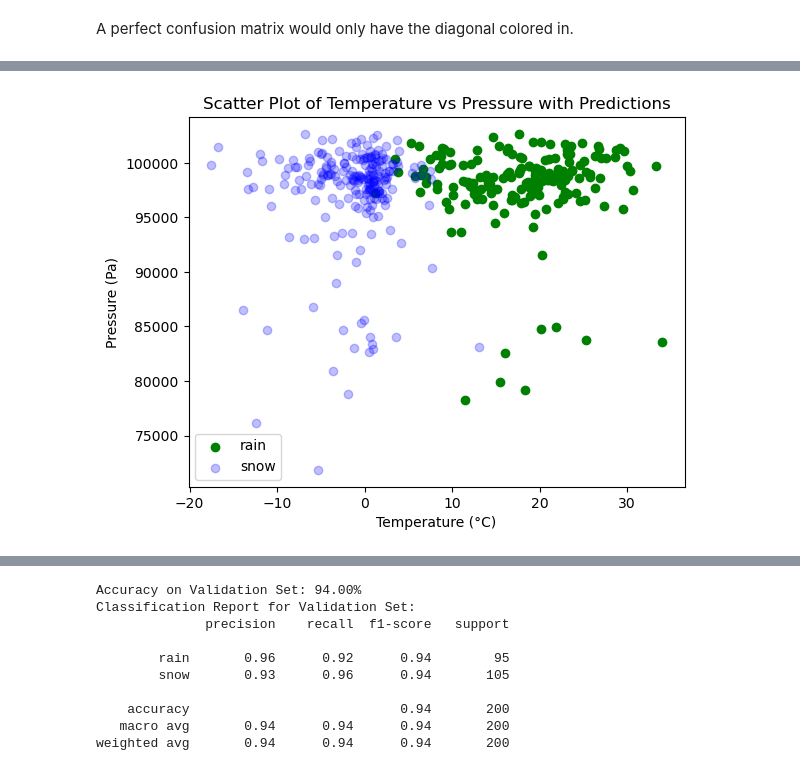
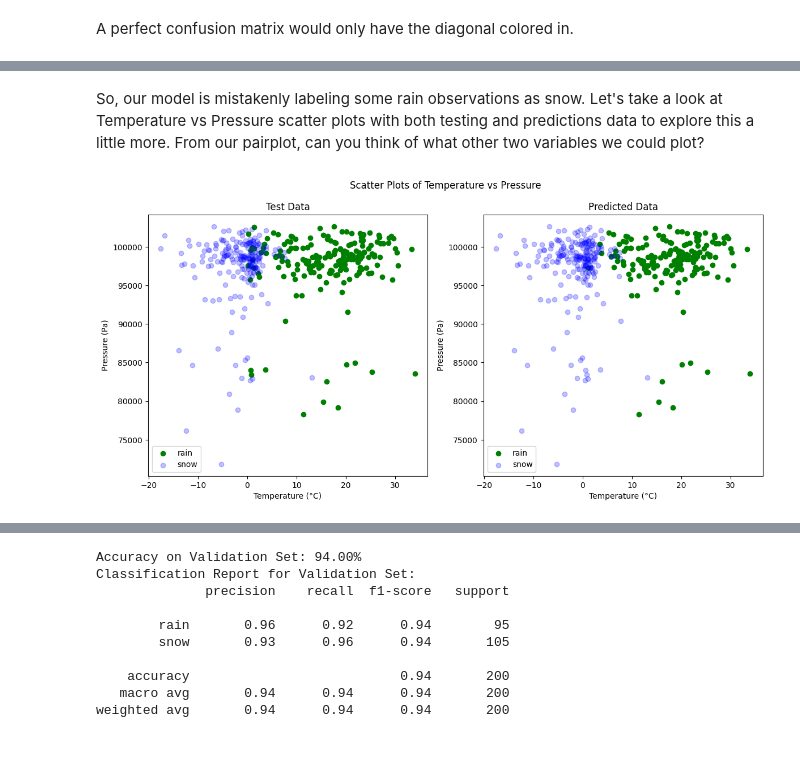
Before and after one commit to projectpythia-mystmd/ptype-ml-cookbook, a Jupyter notebook: notebooks/ptype_ml.ipynb, the cells around one changed output, grey strips where cells are left out. Drawn from its saved outputs; the diff is of its cells as text; code cells hidden in the pictures.

Commit message:
first set of edits, markdown cells and cookbook template edits

```diff
--- a/notebooks/ptype_ml.ipynb
+++ b/notebooks/ptype_ml.ipynb
@@ -15,3 +47,2 @@ This could have been a .csv as well
 # %%
-df = pd.read_parquet('../0_data/ptype_sampled.parquet')
-df.shape
+df = pd.read_parquet('ptype_sampled.parquet')
@@ -194,29 +220,52 @@ plt.show()
-# %%
-category_dict = {'rain': 0, 'snow': 1}
-numeric_categories = np.array([category_dict[cat] for cat in y_pred])
-
-# Plot rain data points
-plt.scatter(X_test['TEMP_C_0_m'][numeric_categories == 0],
-            X_test['PRES_Pa_0_m'][numeric_categories == 0],
-            c='green', label='rain')
-
-# Plot snow data points
-plt.scatter(X_test['TEMP_C_0_m'][numeric_categories == 1],
-            X_test['PRES_Pa_0_m'][numeric_categories == 1],
-            c='blue',
-            alpha=0.25,
-            label='snow')
-
-# Add legend
-plt.legend()
-
-plt.xlabel('Temperature (°C)')  # Label for x-axis
-plt.ylabel('Pressure (Pa)')      # Label for y-axis
-
-plt.title('Scatter Plot of Temperature vs Pressure with Predictions')
-
-plt.show()
-# %% [output]
-[figure, removed]
+# %% [markdown]
+So, our model is mistakenly labeling some rain observations as snow. Let's take a look at Temperature vs Pressure scatter plots with both testing and predictions data to explore this a little more. From our pairplot, can you think of what other two variables we could plot?
+# %%
+category_dict = {'rain': 0, 'snow': 1}
+
+# Convert test categories to numeric values
+numeric_categories_test = np.array([category_dict[cat] for cat in y_test])
+# Convert predicted categories to numeric values
+numeric_categories_pred = np.array([category_dict[cat] for cat in y_pred])
+
+fig, axes = plt.subplots(1, 2, figsize=(14, 6))
+
+# Plot rain data points for actual test data
+axes[0].scatter(X_test['TEMP_C_0_m'][numeric_categories_test == 0],
+                X_test['PRES_Pa_0_m'][numeric_categories_test == 0],
+                c='green', label='rain')
+
+# Plot snow data points for actual test data
+axes[0].scatter(X_test['TEMP_C_0_m'][numeric_categories_test == 1],
+                X_test['PRES_Pa_0_m'][numeric_categories_test == 1],
+                c='blue', alpha=0.25, label='snow')
+
+# Add legend and labels for the first plot
+axes[0].legend()
+axes[0].set_xlabel('Temperature (°C)')
+axes[0].set_ylabel('Pressure (Pa)')
+axes[0].set_title('Test Data')
+
+# Plot rain data points for predicted data
+axes[1].scatter(X_test['TEMP_C_0_m'][numeric_categories_pred == 0],
+                X_test['PRES_Pa_0_m'][numeric_categories_pred == 0],
+                c='green', label='rain')
+
+# Plot snow data points for predicted data
+axes[1].scatter(X_test['TEMP_C_0_m'][numeric_categories_pred == 1],
+                X_test['PRES_Pa_0_m'][numeric_categories_pred == 1],
+                c='blue', alpha=0.25, label='snow')
+
+# Add legend and labels for the second plot
+axes[1].legend()
+axes[1].set_xlabel('Temperature (°C)')
+axes[1].set_ylabel('Pressure (Pa)')
+axes[1].set_title('Predicted Data')
+
+# Set a main title for the entire figure
+fig.suptitle('Scatter Plots of Temperature vs Pressure')
+
+plt.show()
+# %% [output]
+[figure, added]
 # %% [markdown]
 What are the differences between the two plots? One thing to keep in mind is the MPing reports of the data are messy (made by people / general public).
```
Also changed, not shown: parts of 46 cells of this notebook.
